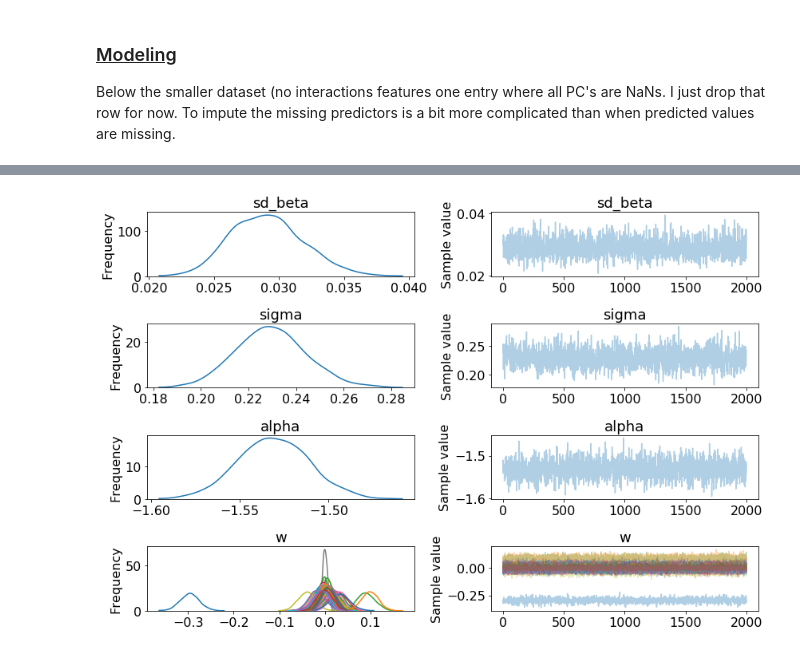
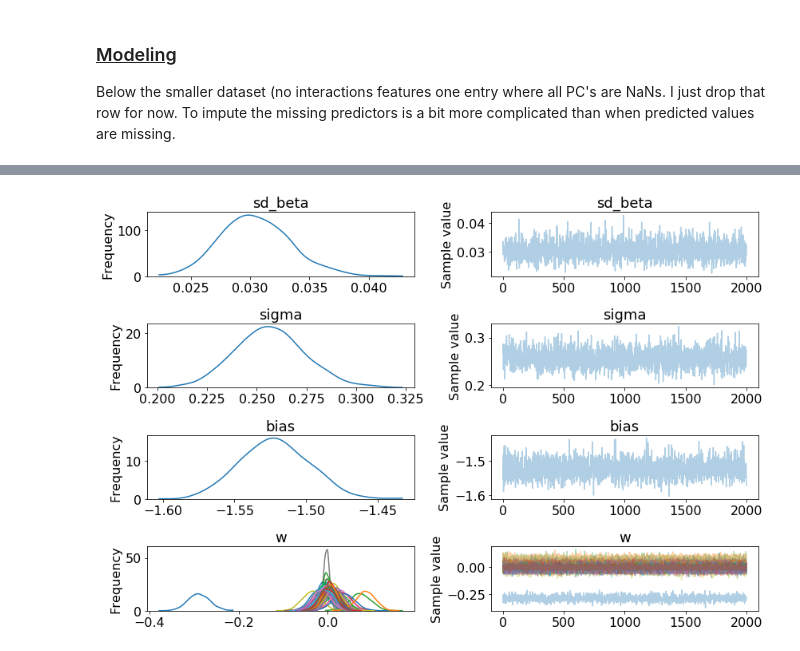
Before and after one commit to madHatter106/TOA_ML, a Jupyter notebook: TOA_ML_2_5_Bayesian_MLR_w_geophysical_inputs_added_APHY.ipynb, the cells around one changed output, grey strips where cells are left out. Cells and saved outputs as stored; diff of their text form; code cells hidden in the pictures.

```diff
--- a/TOA_ML_2_5_Bayesian_MLR_w_geophysical_inputs_added_APHY.ipynb
+++ b/TOA_ML_2_5_Bayesian_MLR_w_geophysical_inputs_added_APHY.ipynb
@@ -195 +126,5 @@ feature_labels=df_aphy.loc[:,:feat_end_ni].columns.tolist()
+# %%
+X_ps_train, X_ps_test, y_ps_train, y_ps_test = train_test_split(Xps, y411_l,
+                                                               test_size=0.1,
+                                                               random_state=42)
 # %%
@@ -229,5 +192,7 @@ m_lasso_aphy411.plot_model_fits2(df_aphy.dropna().log10_aphy411, y_pred=ypred411
 # %%
-m_lasso_aphy411_wi = PyMCModel(lasso_regression, Xps, y411_l, model_name='lasso_aphy411_with_interactions')
+X_ps_shared = shared(X_ps_train)
+m_lasso_aphy411_wi = PyMCModel(lasso_regression, X_ps_shared, y_ps_train,
+                               model_name='lasso_aphy411_with_interactions')
 m_lasso_aphy411_wi.show_model()
 # %% [output]
 [drawing not drawn]
@@ -238,4 +203,4 @@ Finished [100%]: Average Loss = 119.57
 # %%
-m_lasso_aphy411_wi.evaluate_fit(['sd_beta', 'sigma', 'alpha', 'w']);
+m_lasso_aphy411_wi.evaluate_fit(['sd_beta', 'sigma', 'bias', 'w']);
 # %% [output]
-[figure, old version]
+[figure, new version]
```
Also changed, not shown: parts of 36 cells of this notebook, 1 other file.
